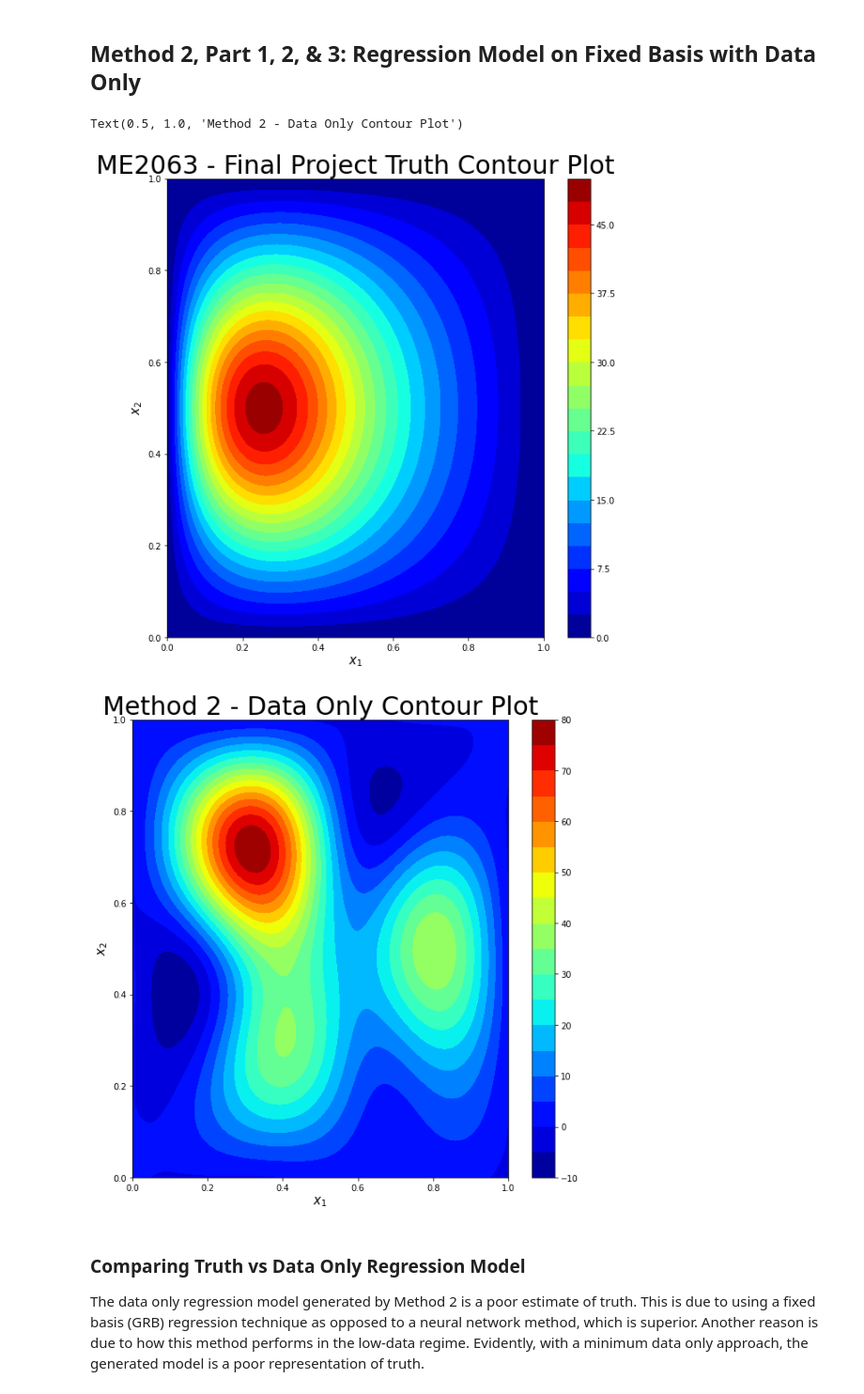
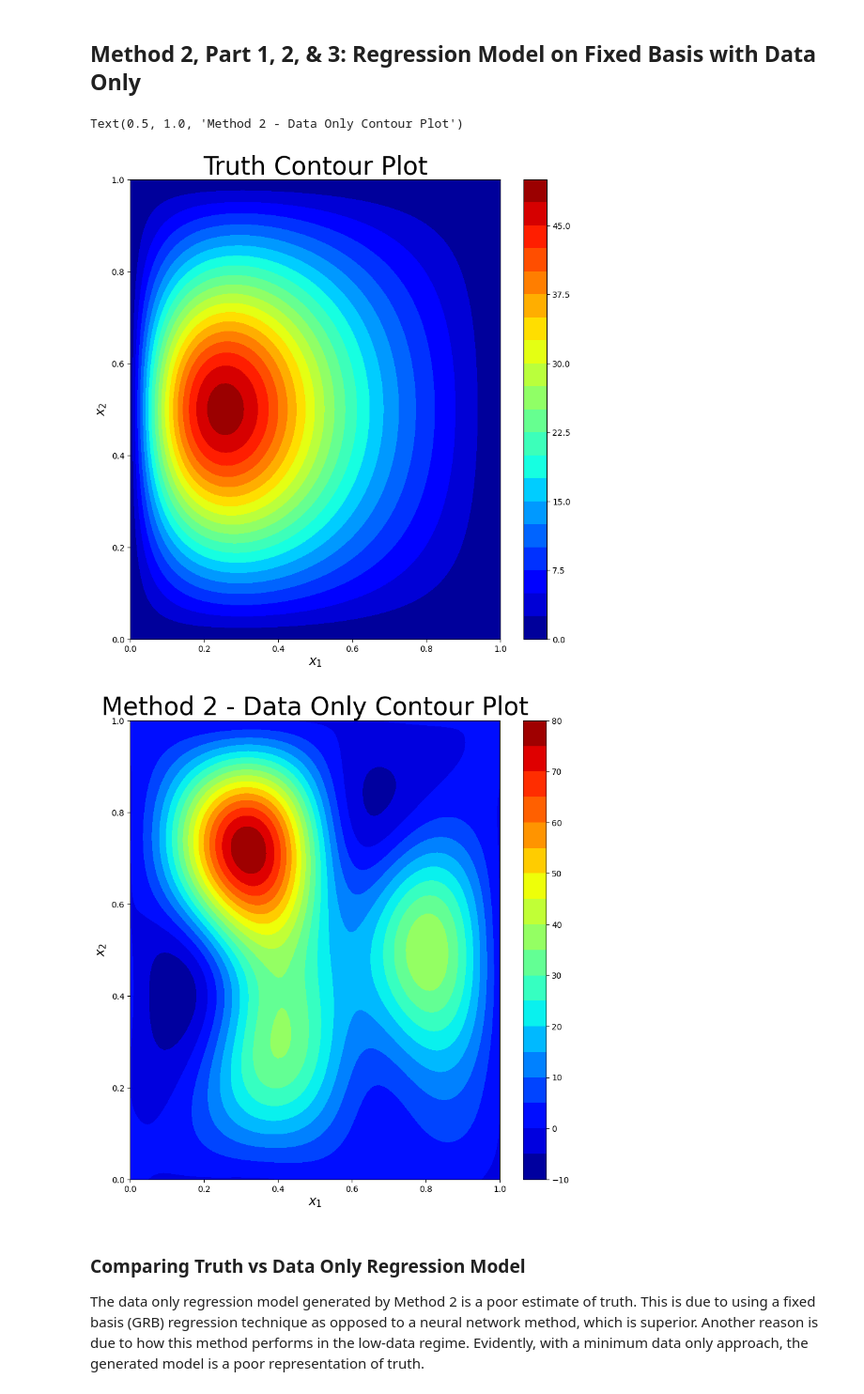
Before and after one commit to tycho-bro-hey/physics-informed-neural-network, a Jupyter notebook: physics-informed-neural-network.ipynb, the cells around one changed output. Shown at 94% size. Saved outputs shown, nothing was run; the diff lists cells and outputs as text; code cells hidden in the pictures.

```diff
--- a/physics-informed-neural-network.ipynb
+++ b/physics-informed-neural-network.ipynb
@@ -425,25 +417,25 @@ for i in range(epochs):
 # %%
 fig = plt.figure(figsize=(10,10))
 SX1, SX2 = np.meshgrid(X1[0,:],X2[:,0])
 plt.contourf(SX1,SX2,T,cmap='jet', levels = 20)
 plt.colorbar()
 plt.xlabel(r'$x_{1}$',fontsize = 15)
 plt.ylabel(r'$x_{2}$',fontsize = 15)
-plt.title(r'ME2063 - Final Project Truth Contour Plot',fontsize=30)
+plt.title(r'Truth Contour Plot',fontsize=30)
 
 newphi = Forward(params,X1.reshape(-1,1).reshape(-1,),X2.reshape(-1,1).reshape(-1,))
 plotphi = newphi.reshape(101,101)
 
 fig2 = plt.figure(figsize=(10,10))
 plt.contourf(X1,X2,plotphi,cmap='jet',levels = 20)
 plt.colorbar()
 plt.xlabel(r'$x_{1}$',fontsize = 15)
 plt.ylabel(r'$x_{2}$',fontsize = 15)
 plt.title(r'Method 2 - Data Only Contour Plot',fontsize=30)
 # %% [output]
 Text(0.5, 1.0, 'Method 2 - Data Only Contour Plot')
-[figure, old version]
+[figure, new version]
-[figure, old version]
+[figure, new version]
 # %% [markdown]
 ### Comparing Truth vs Data Only Regression Model
 
```
Also changed, not shown: parts of 7 cells of this notebook.
